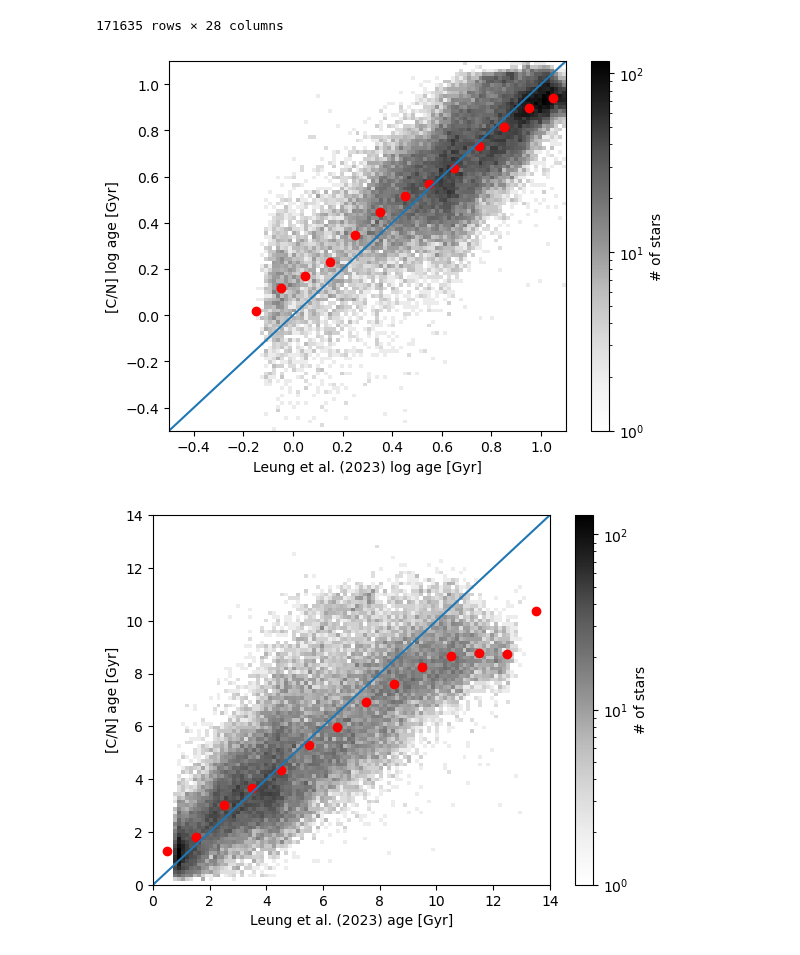
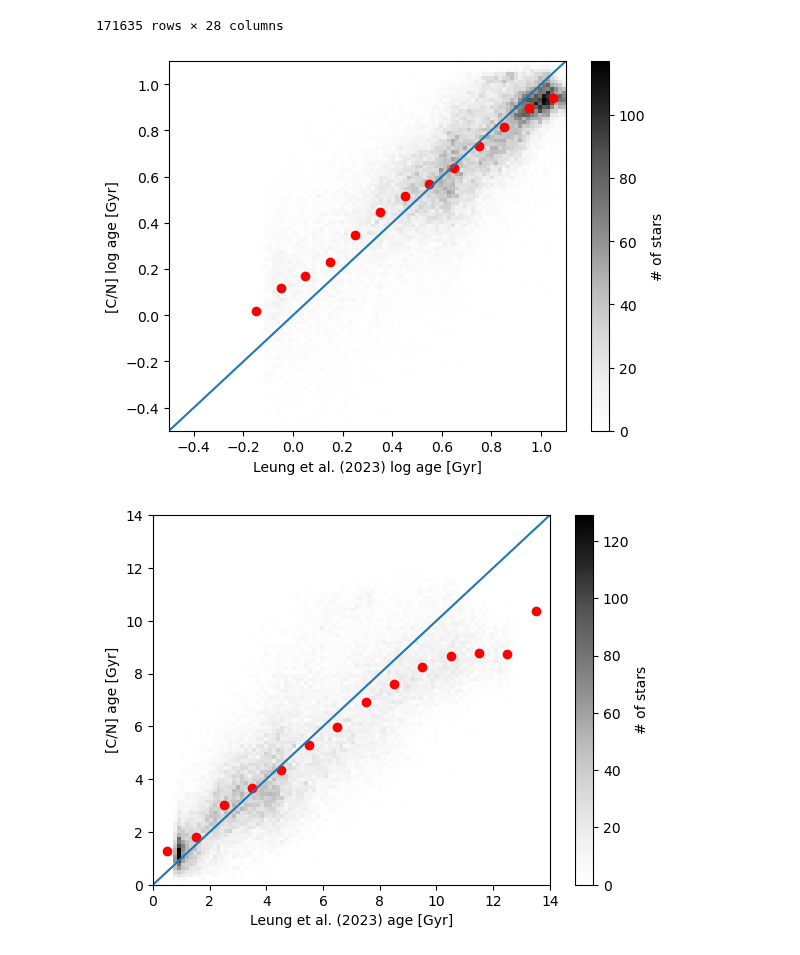
Before and after one commit to lodubay/twoinfall, a Jupyter notebook: src/scripts/ages.ipynb, the cells around one changed output. Saved outputs shown, nothing was run; the diff lists cells and outputs as text; code cells hidden in the pictures.

```diff
--- a/src/scripts/ages.ipynb
+++ b/src/scripts/ages.ipynb
@@ -29,7 +29,7 @@ data = sample.data[pd.notna(sample.data['L23_AGE']) & pd.notna(sample.data['CN_A
 fig, ax = plt.subplots()
 h, xedges, yedges, im = ax.hist2d(
     data['L23_LOG_AGE'], data['CN_LOG_AGE'], range=[[-0.5, 1.1], [-0.5, 1.1]],
-    bins=100, cmap='Greys', norm='log'
+    bins=100, cmap='Greys', #norm='log'
 )
 log_age_bins = np.arange(-0.5, 1.2, 0.1)
 log_cn_age_medians = sample.binned_intervals(
@@ -42,22 +42,22 @@ ax.set_xlabel('Leung et al. (2023) log age [Gyr]')
 ax.set_ylabel('[C/N] log age [Gyr]')
 plt.show()
 # %% [output]
-[figure, old version]
+[figure, new version]
 # %%
 fig, ax = plt.subplots()
 h, xedges, yedges, im = ax.hist2d(
     data['L23_AGE'], data['CN_AGE'], range=[[0, 14], [0, 14]], bins=100,
-    cmap='Greys', norm='log'
+    cmap='Greys', #norm='log'
 )
 fig.colorbar(im, ax=ax, label='# of stars')
 age_bins = np.arange(0, 15, 1)
 cn_age_medians = sample.binned_intervals(
     'CN_AGE', 'L23_AGE', age_bins, quantiles=[0.5]
 )[0.5]
 ax.plot(age_bins[:-1] + 0.5, cn_age_medians, 'ro')
 ax.plot([0, 14], [0, 14])
 ax.set_xlabel('Leung et al. (2023) age [Gyr]')
 ax.set_ylabel('[C/N] age [Gyr]')
 plt.show()
 # %% [output]
-[figure, old version]
+[figure, new version]
```
Also changed, not shown: 1 other file.
